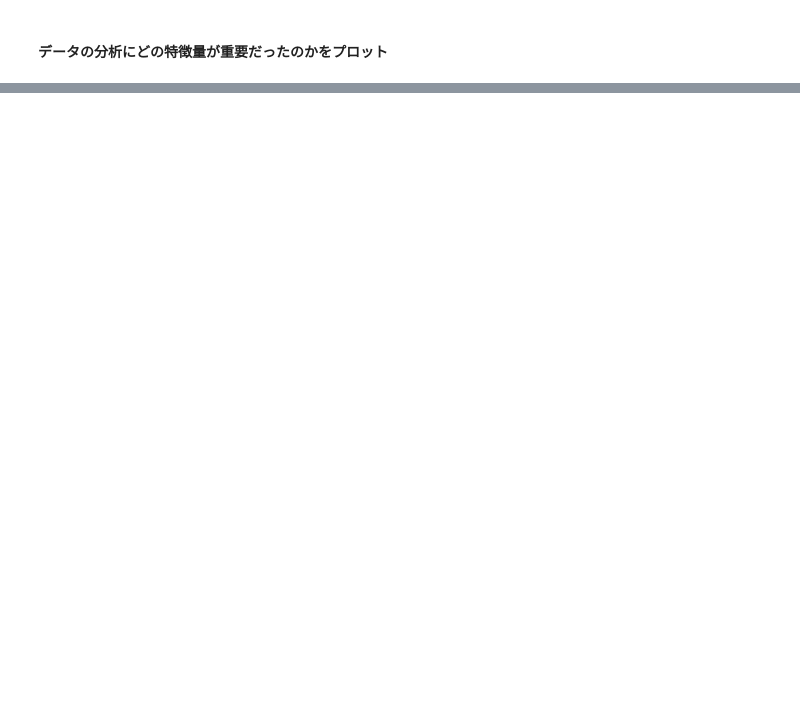
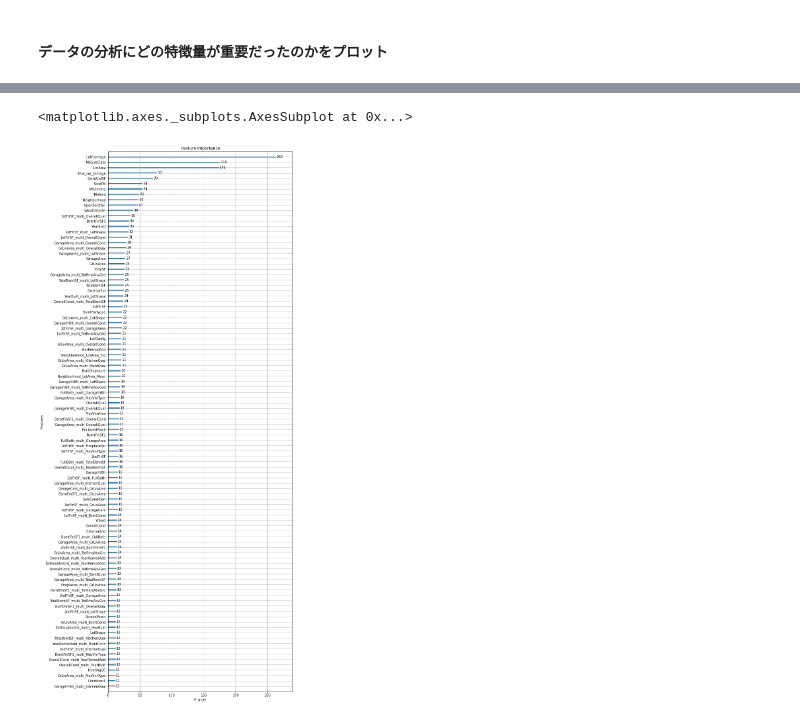
Before and after one commit to CodeSeterpie/CodeSeterpie, a Jupyter notebook: Kaggle/HousePrices/notebook/main/lgb_mysql.ipynb, the cells around one changed output, grey strips where cells are left out. Cells and saved outputs as stored; diff of their text form; code cells hidden in the pictures; blank space fills up the shorter version.

```diff
--- a/Kaggle/HousePrices/notebook/main/lgb_mysql.ipynb
+++ b/Kaggle/HousePrices/notebook/main/lgb_mysql.ipynb
@@ -802,0 +868,6 @@ lgb.create_tree_digraph(model, tree_index=2)
+# %%
+_, ax = plt.pyplot.subplots(figsize=(10, 30))
+xgb.plot_importance(model_xgb, ax=ax, max_num_features=100)
+# %% [output]
+<matplotlib.axes._subplots.AxesSubplot at 0x...>
+[figure, added]
```
Also changed, not shown: parts of 7 cells of this notebook, 1 other file.
